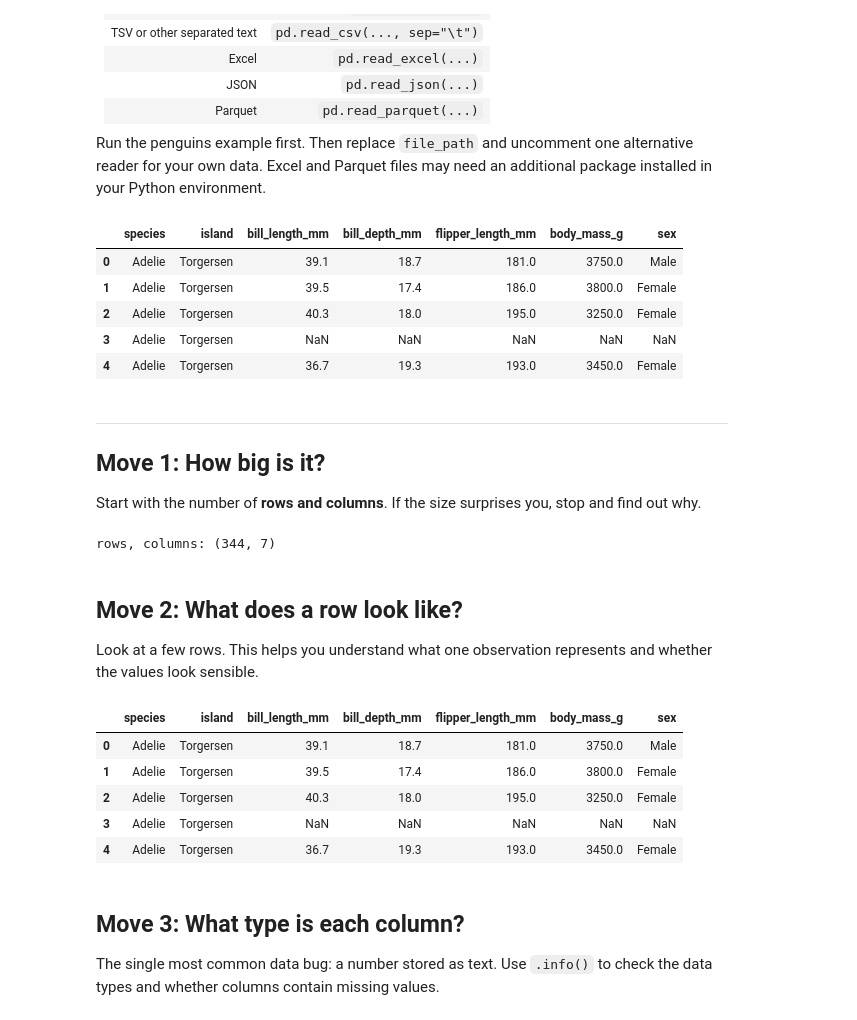
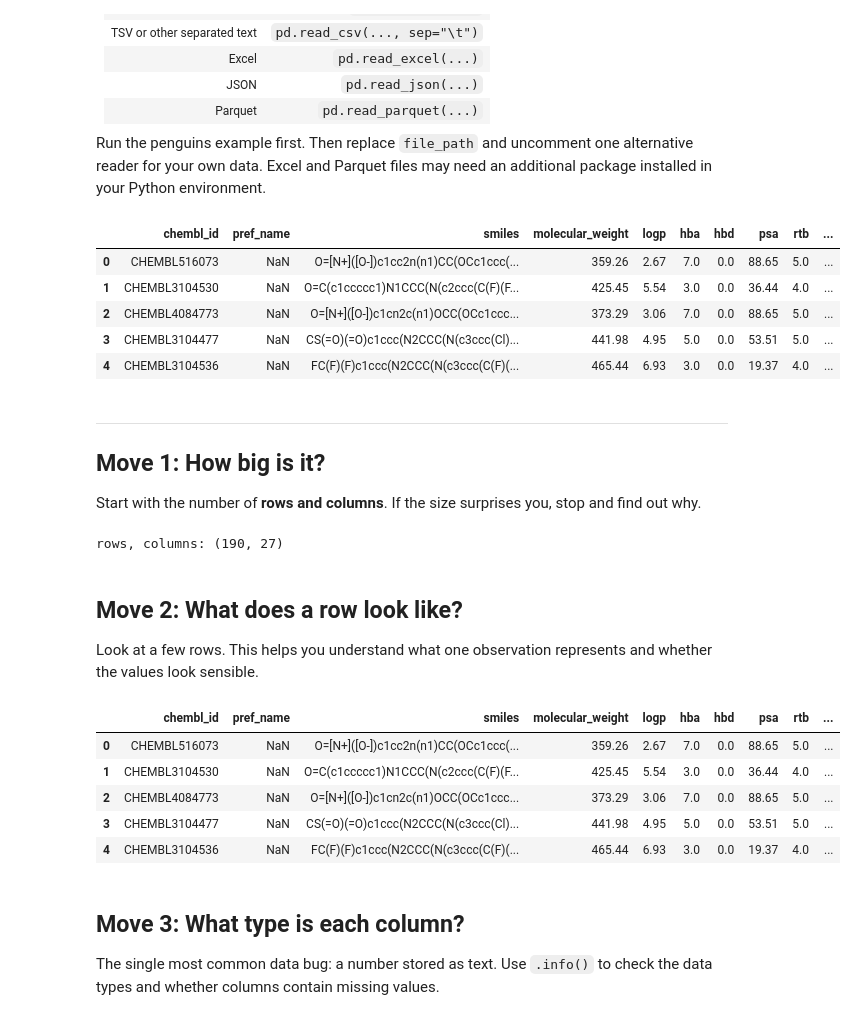
Before and after one commit to timajozea/week3-DataIntro, a Jupyter notebook: notebooks/02_week3_first_look.ipynb, the cells around one changed output. Drawn from its saved outputs; the diff is of its cells as text; code cells hidden in the pictures.

```diff
--- a/notebooks/02_week3_first_look.ipynb
+++ b/notebooks/02_week3_first_look.ipynb
@@ -39,24 +39,24 @@ Your group's data may not be a CSV file. Pandas can read several common table fo
 Run the penguins example first. Then replace `file_path` and uncomment one alternative reader for your own data. Excel and Parquet files may need an additional package installed in your Python environment.
 # %%
 # Load the file into a pandas DataFrame called df.
-file_path = "../data/penguins.csv"
-df = pd.read_csv(file_path)
+file_path = "../data/dndi_compounds-IC50.csv"
+df = pd.read_csv(file_path, delimiter="\t")
 
 # For another file, replace file_path and use the matching reader:
 # df = pd.read_csv("../data/your_file.tsv", sep="\t")
 # df = pd.read_excel("../data/your_file.xlsx")
 # df = pd.read_json("../data/your_file.json")
 # df = pd.read_parquet("../data/your_file.parquet")
 
 # Preview the first five rows to check that the file loaded as expected.
 df.head()
 # %% [output]
-|  | species | island | bill_length_mm | bill_depth_mm | flipper_length_mm | body_mass_g | sex |
-| 0 | Adelie | Torgersen | 39.1 | 18.7 | 181.0 | 3750.0 | Male |
-| 1 | Adelie | Torgersen | 39.5 | 17.4 | 186.0 | 3800.0 | Female |
-| 2 | Adelie | Torgersen | 40.3 | 18.0 | 195.0 | 3250.0 | Female |
-| 3 | Adelie | Torgersen | NaN | NaN | NaN | NaN | NaN |
-| 4 | Adelie | Torgersen | 36.7 | 19.3 | 193.0 | 3450.0 | Female |
+|  | chembl_id | pref_name | smiles | molecular_weight | logp | hba | hbd | psa | rtb | ... |
+| 0 | CHEMBL516073 | NaN | O=[N+]([O-])c1cc2n(n1)CC(OCc1ccc(... | 359.26 | 2.67 | 7.0 | 0.0 | 88.65 | 5.0 | ... |
+| 1 | CHEMBL3104530 | NaN | O=C(c1ccccc1)N1CCC(N(c2ccc(C(F)(F... | 425.45 | 5.54 | 3.0 | 0.0 | 36.44 | 4.0 | ... |
+| 2 | CHEMBL4084773 | NaN | O=[N+]([O-])c1cn2c(n1)OCC(OCc1ccc... | 373.29 | 3.06 | 7.0 | 0.0 | 88.65 | 5.0 | ... |
+| 3 | CHEMBL3104477 | NaN | CS(=O)(=O)c1ccc(N2CCC(N(c3ccc(Cl)... | 441.98 | 4.95 | 5.0 | 0.0 | 53.51 | 5.0 | ... |
+| 4 | CHEMBL3104536 | NaN | FC(F)(F)c1ccc(N2CCC(N(c3ccc(C(F)(... | 465.44 | 6.93 | 3.0 | 0.0 | 19.37 | 4.0 | ... |
 # %% [markdown]
 ---
 ## Move 1: How big is it?
@@ -66,7 +66,7 @@ Start with the number of **rows and columns**. If the size surprises you, stop a
 # shape returns (number_of_rows, number_of_columns).
 print("rows, columns:", df.shape)
 # %% [output]
-rows, columns: (344, 7)
+rows, columns: (190, 27)
 # %% [markdown]
 ## Move 2: What does a row look like?
 
@@ -75,12 +75,12 @@ Look at a few rows. This helps you understand what one observation represents an
 # head() shows the first five rows of the table.
 df.head()
 # %% [output]
-|  | species | island | bill_length_mm | bill_depth_mm | flipper_length_mm | body_mass_g | sex |
-| 0 | Adelie | Torgersen | 39.1 | 18.7 | 181.0 | 3750.0 | Male |
-| 1 | Adelie | Torgersen | 39.5 | 17.4 | 186.0 | 3800.0 | Female |
-| 2 | Adelie | Torgersen | 40.3 | 18.0 | 195.0 | 3250.0 | Female |
-| 3 | Adelie | Torgersen | NaN | NaN | NaN | NaN | NaN |
-| 4 | Adelie | Torgersen | 36.7 | 19.3 | 193.0 | 3450.0 | Female |
+|  | chembl_id | pref_name | smiles | molecular_weight | logp | hba | hbd | psa | rtb | ... |
+| 0 | CHEMBL516073 | NaN | O=[N+]([O-])c1cc2n(n1)CC(OCc1ccc(... | 359.26 | 2.67 | 7.0 | 0.0 | 88.65 | 5.0 | ... |
+| 1 | CHEMBL3104530 | NaN | O=C(c1ccccc1)N1CCC(N(c2ccc(C(F)(F... | 425.45 | 5.54 | 3.0 | 0.0 | 36.44 | 4.0 | ... |
+| 2 | CHEMBL4084773 | NaN | O=[N+]([O-])c1cn2c(n1)OCC(OCc1ccc... | 373.29 | 3.06 | 7.0 | 0.0 | 88.65 | 5.0 | ... |
+| 3 | CHEMBL3104477 | NaN | CS(=O)(=O)c1ccc(N2CCC(N(c3ccc(Cl)... | 441.98 | 4.95 | 5.0 | 0.0 | 53.51 | 5.0 | ... |
+| 4 | CHEMBL3104536 | NaN | FC(F)(F)c1ccc(N2CCC(N(c3ccc(C(F)(... | 465.44 | 6.93 | 3.0 | 0.0 | 19.37 | 4.0 | ... |
 # %% [markdown]
 ## Move 3: What type is each column?
 
```
Also changed, not shown: parts of 8 cells of this notebook.
